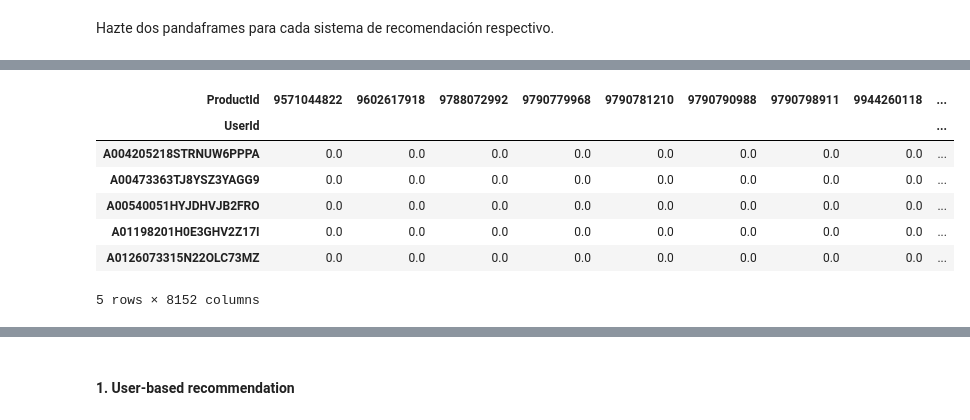
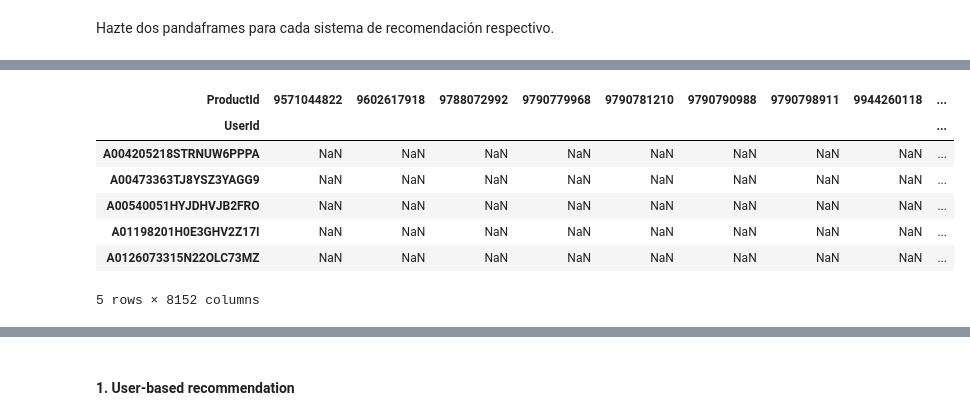
Before and after one commit to yagoTobi/5th-Year-Second-Term-ICAI, a Jupyter notebook: Machine Learning III/Ejercicio Clase/amazon_beauty.ipynb, the cells around one changed output, grey strips where cells are left out. Cells and saved outputs as stored; diff of their text form; code cells hidden in the pictures.

```diff
--- a/Machine Learning III/Ejercicio Clase/amazon_beauty.ipynb
+++ b/Machine Learning III/Ejercicio Clase/amazon_beauty.ipynb
@@ -218,14 +241,14 @@ Hazte dos pandaframes para cada sistema de recomendación respectivo.
 # %%
 user_matrix = amazon_ratings.pivot_table(
-    index="UserId", columns="ProductId", values="Rating", fill_value=0
+    index="UserId", columns="ProductId", values="Rating",
 )
 user_matrix.head()
 # %% [output]
 | ProductId | 9571044822 | 9602617918 | 9788072992 | 9790779968 | 9790781210 | 9790790988 | 9790798911 | 9944260118 | ... |
 | UserId |  |  |  |  |  |  |  |  | ... |
-| A004205218STRNUW6PPPA | 0.0 | 0.0 | 0.0 | 0.0 | 0.0 | 0.0 | 0.0 | 0.0 | ... |
-| A00473363TJ8YSZ3YAGG9 | 0.0 | 0.0 | 0.0 | 0.0 | 0.0 | 0.0 | 0.0 | 0.0 | ... |
-| A00540051HYJDHVJB2FRO | 0.0 | 0.0 | 0.0 | 0.0 | 0.0 | 0.0 | 0.0 | 0.0 | ... |
-| A01198201H0E3GHV2Z17I | 0.0 | 0.0 | 0.0 | 0.0 | 0.0 | 0.0 | 0.0 | 0.0 | ... |
-| A0126073315N22OLC73MZ | 0.0 | 0.0 | 0.0 | 0.0 | 0.0 | 0.0 | 0.0 | 0.0 | ... |
+| A004205218STRNUW6PPPA | NaN | NaN | NaN | NaN | NaN | NaN | NaN | NaN | ... |
+| A00473363TJ8YSZ3YAGG9 | NaN | NaN | NaN | NaN | NaN | NaN | NaN | NaN | ... |
+| A00540051HYJDHVJB2FRO | NaN | NaN | NaN | NaN | NaN | NaN | NaN | NaN | ... |
+| A01198201H0E3GHV2Z17I | NaN | NaN | NaN | NaN | NaN | NaN | NaN | NaN | ... |
+| A0126073315N22OLC73MZ | NaN | NaN | NaN | NaN | NaN | NaN | NaN | NaN | ... |
 5 rows × 8152 columns
```
Also changed, not shown: parts of 24 cells of this notebook, 6 other files.
